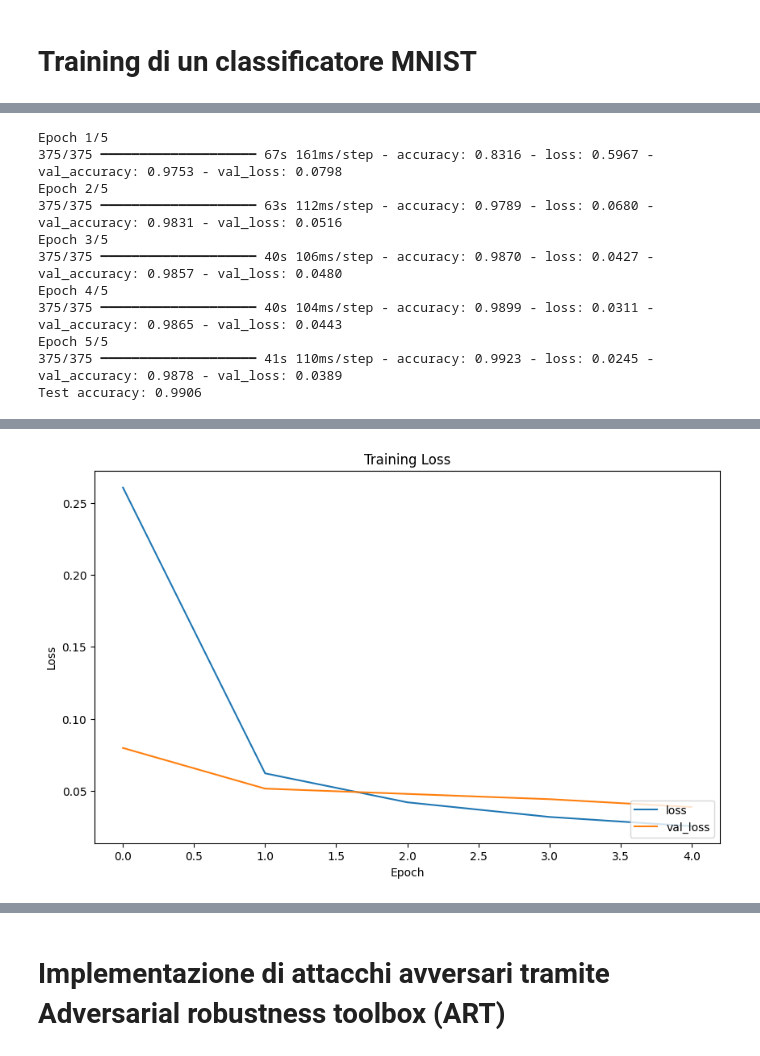
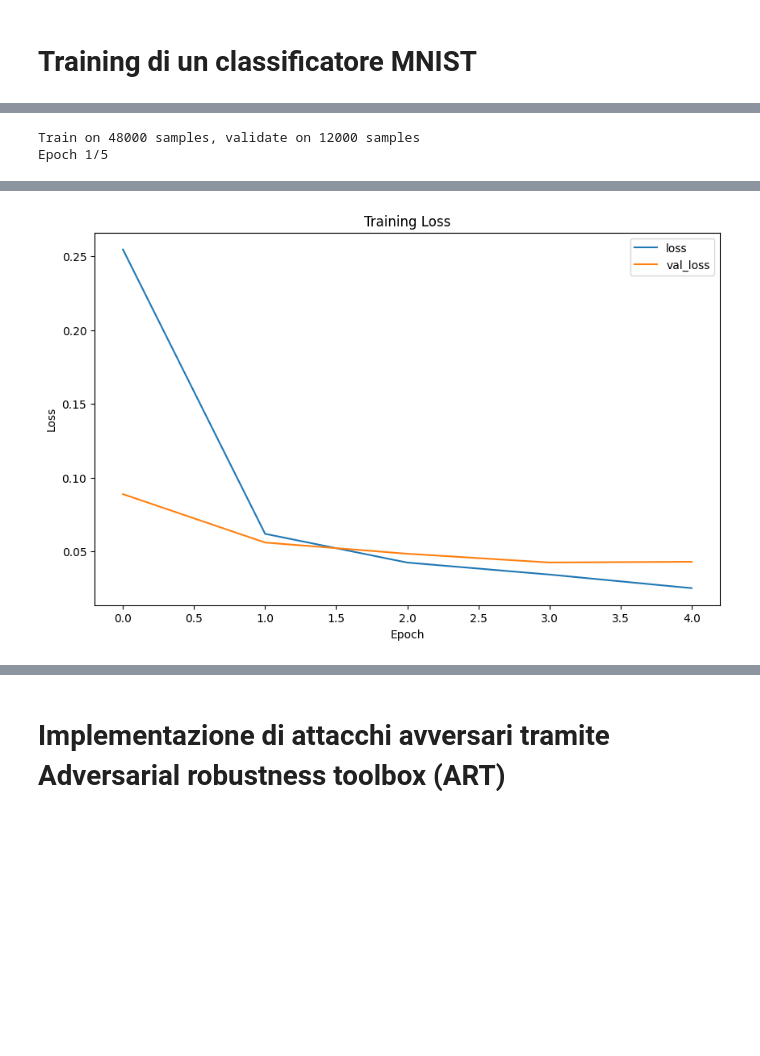
Before and after one commit to IreneScarpanti/Tesi, a Jupyter notebook: Irene_project_instructions.ipynb, the cells around one changed output, grey strips where cells are left out. Drawn from its saved outputs; the diff is of its cells as text; code cells hidden in the pictures; blank space fills up the shorter version.

```diff
--- a/Irene_project_instructions.ipynb
+++ b/Irene_project_instructions.ipynb
@@ -118,17 +137,8 @@ plt.plot(history.history['val_loss'], label='val_loss')
 plt.title("Training Loss")
 plt.xlabel("Epoch")
 plt.ylabel("Loss")
-plt.legend(loc='higher right')
+plt.legend(loc='upper right')
 plt.show()
 # %% [output]
+Train on 48000 samples, validate on 12000 samples
 Epoch 1/5
-375/375 ━━━━━━━━━━━━━━━━━━━━ 67s 161ms/step - accuracy: 0.8316 - loss: 0.5967 - val_accuracy: 0.9753 - val_loss: 0.0798
-Epoch 2/5
-375/375 ━━━━━━━━━━━━━━━━━━━━ 63s 112ms/step - accuracy: 0.9789 - loss: 0.0680 - val_accuracy: 0.9831 - val_loss: 0.0516
-Epoch 3/5
-375/375 ━━━━━━━━━━━━━━━━━━━━ 40s 106ms/step - accuracy: 0.9870 - loss: 0.0427 - val_accuracy: 0.9857 - val_loss: 0.0480
-Epoch 4/5
-375/375 ━━━━━━━━━━━━━━━━━━━━ 40s 104ms/step - accuracy: 0.9899 - loss: 0.0311 - val_accuracy: 0.9865 - val_loss: 0.0443
-Epoch 5/5
-375/375 ━━━━━━━━━━━━━━━━━━━━ 41s 110ms/step - accuracy: 0.9923 - loss: 0.0245 - val_accuracy: 0.9878 - val_loss: 0.0389
-Test accuracy: 0.9906
@@ -135,4 +155,4 @@ Test accuracy: 0.9906
-[figure, old version]
+[figure, new version]
 # %%
 # Visualizzazione delle predizioni
 
```
Also changed, not shown: parts of 6 cells of this notebook.
